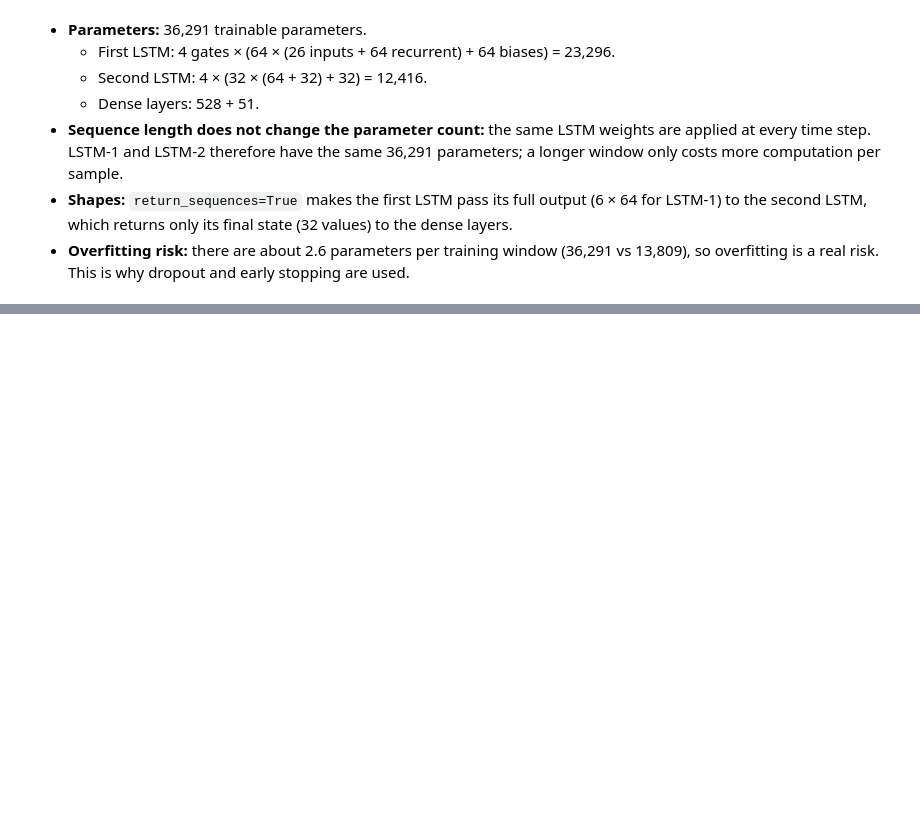
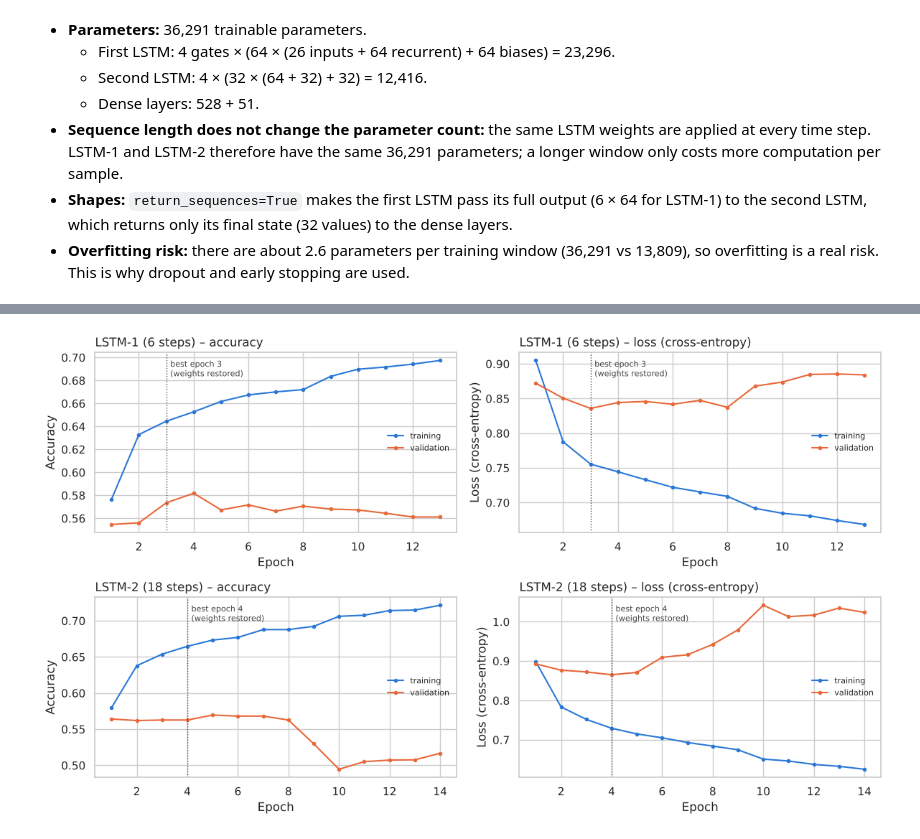
Before and after one commit to phu1009/COS40007---AI-Engineering-, a Jupyter notebook: Portfolio Assessment 3/notebook code/portfolio_assessment_3.ipynb, the cells around one changed output, grey strips where cells are left out. Saved outputs shown, nothing was run; the diff lists cells and outputs as text; code cells hidden in the pictures; blank space fills up the shorter version.

```diff
--- a/Portfolio Assessment 3/notebook code/portfolio_assessment_3.ipynb
+++ b/Portfolio Assessment 3/notebook code/portfolio_assessment_3.ipynb
@@ -528,0 +637,22 @@ Model: "LSTM_1_seq6"
+# %%
+fig, axes = plt.subplots(2, 2, figsize=(12, 7))
+for row, name in enumerate(lstm_models):
+    h = lstm_histories[name]
+    ep = np.arange(1, len(h["loss"]) + 1)
+    best = int(np.argmin(h["val_loss"])) + 1
+    for col, (metric, label) in enumerate([("accuracy", "Accuracy"), ("loss", "Loss (cross-entropy)")]):
+        ax = axes[row, col]
+        ax.plot(ep, h[metric], color=COLOR_MAIN, marker="o", markersize=3, label="training")
+        ax.plot(ep, h[f"val_{metric}"], color=COLOR_SECOND, marker="o", markersize=3, label="validation")
+        ax.axvline(best, color=COLOR_TEXT, linestyle=":", linewidth=1)
+        ax.annotate(f"best epoch {best}\n(weights restored)", xy=(best, ax.get_ylim()[1]), xytext=(4, -24),
+                    textcoords="offset points", fontsize=8, color=COLOR_TEXT)
+        ax.set_title(f"{name} ({SEQ_LENGTHS[name]} steps) – {label.lower()}", loc="left")
+        ax.set_xlabel("Epoch")
+        ax.set_ylabel(label)
+        ax.legend(frameon=False, fontsize=8, loc="center right")
+fig.tight_layout()
+save_fig(fig, "pa3_B3_training_curves")
+plt.show()
+# %% [output]
+[figure, added]
```
Also changed, not shown: parts of 6 cells of this notebook, 2 other files.
